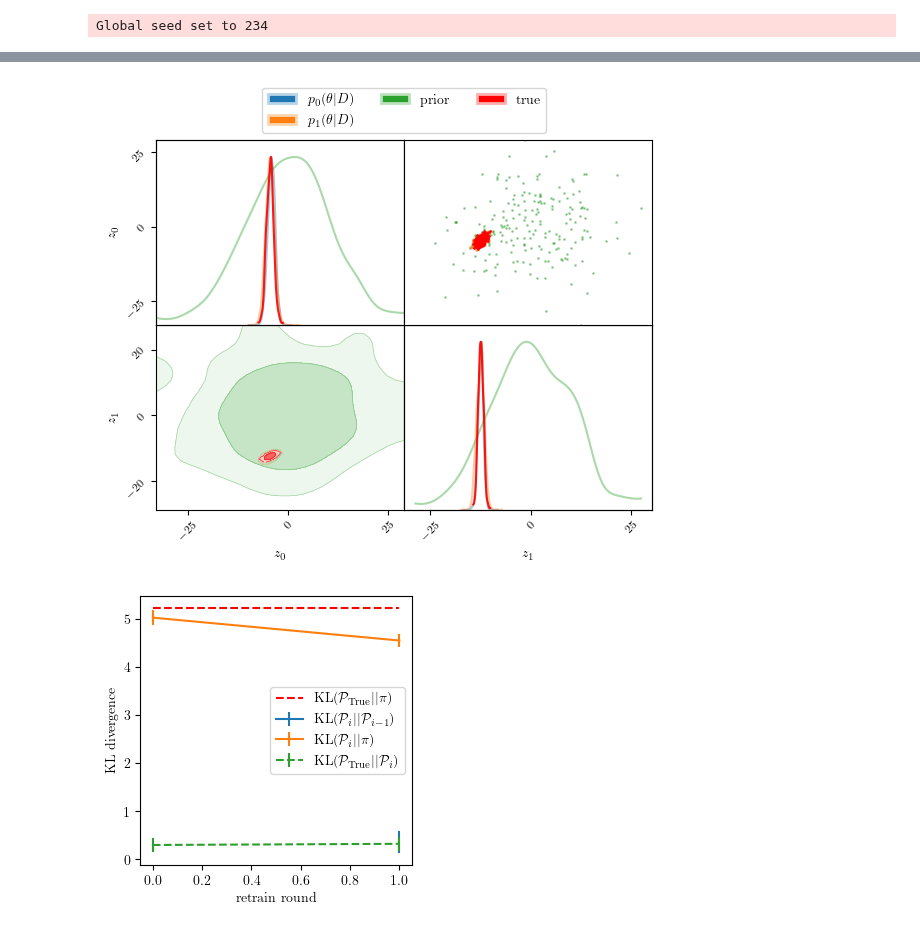
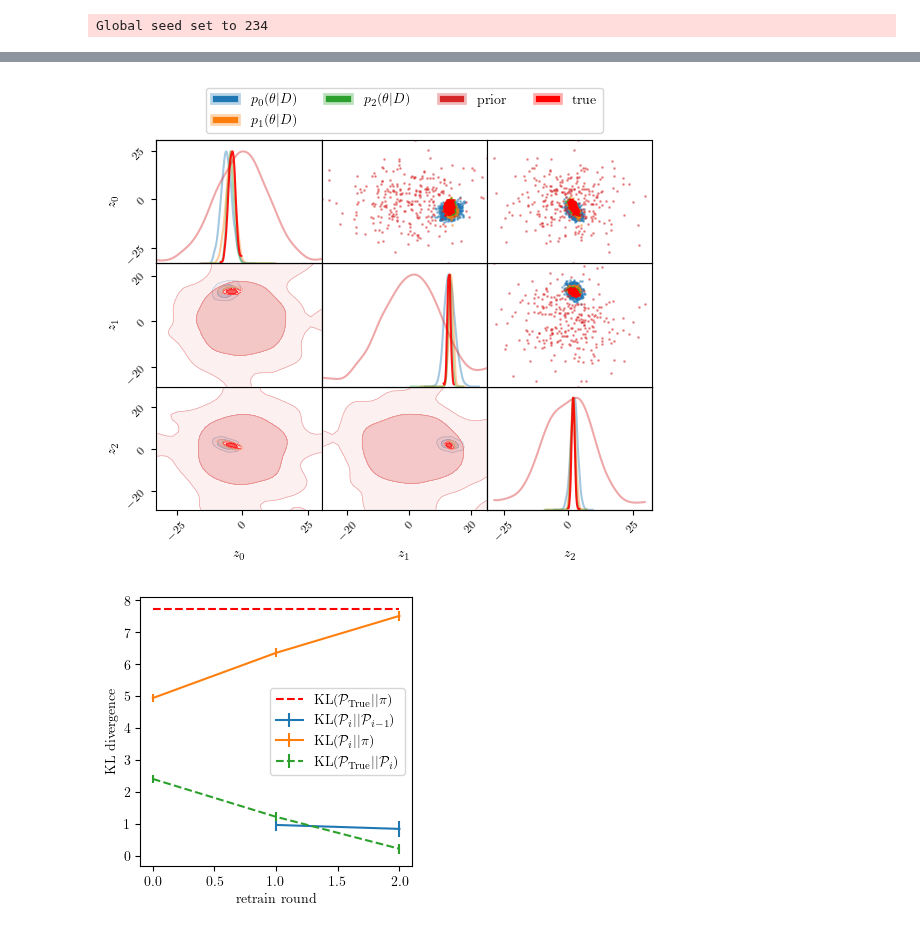
Before and after one commit to kilian1103/PolySwyft, a Jupyter notebook: main.ipynb, the cells around one changed output, grey strips where cells are left out. Saved outputs shown, nothing was run; the diff lists cells and outputs as text; code cells hidden in the pictures.

```diff
--- a/main.ipynb
+++ b/main.ipynb
@@ -56,10 +58,10 @@ logger.info('Started')
 Global seed set to 234
 # %%
 #### instantiate swyft simulator
-polyswyftSettings.num_features = 2
-polyswyftSettings.num_features_dataset = 3
-polyswyftSettings.NRE_num_retrain_rounds = 1
-
+polyswyftSettings.num_features = 3
+polyswyftSettings.num_features_dataset = 5
+polyswyftSettings.NRE_num_retrain_rounds = 2
+polyswyftSettings.n_training_samples = 1000
 d = polyswyftSettings.num_features_dataset
 n = polyswyftSettings.num_features
 
@@ -126,6 +128,7 @@ polyset.nlive = 100*polyswyftSettings.num_features
 # %%
 if not polyswyftSettings.only_plot_mode:
     #initialise temporary storage for KL diagnostics
+    deadpoints_samples = deadpoints
     network_storage = {}
     samples_storage = {}
     root_storage = {}
@@ -139,7 +142,7 @@ if not polyswyftSettings.only_plot_mode:
         if polyswyftSettings.NRE_start_from_round > 0: # load previous samples and network
             root = f"{polyswyftSettings.root}/{polyswyftSettings.child_root}_{rd-1}"
             deadpoints = anesthetic.read_chains(root=f"{root}/{polyset.file_root}")
-            deadpoints = deadpoints.iloc[:, :polyswyftSettings.num_features].to_numpy()
+            deadpoints_samples = deadpoints.iloc[:, :polyswyftSettings.num_features].to_numpy()
             network.load_state_dict(torch.load(f"{root}/{polyswyftSettings.neural_network_file}"))
 
         ### update root
@@ -152,7 +155,7 @@ if not polyswyftSettings.only_plot_mode:
 
 
         ####conditional resimulate deadpoints with swyft
-        resimulate_deadpoints(deadpoints=deadpoints, polyswyftSettings=polyswyftSettings, sim=sim, rd=rd)
+        resimulate_deadpoints(deadpoints=deadpoints_samples, polyswyftSettings=polyswyftSettings, sim=sim, rd=rd)
         dm = PolySwyftDataModule(polyswyftSettings=polyswyftSettings,rd=rd,
                                  **polyswyftSettings.dm_kwargs)
 
@@ -219,12 +222,9 @@ if not polyswyftSettings.only_plot_mode:
             deadpoints = anesthetic.read_chains(
                 root=f"{root}/{polyswyftSettings.increased_livepoints_fileroot}/{polyset.file_root}")
 
-        #### optional deadpoints post processing
-        deadpoints = deadpoints_processing(deadpoints)
-
 
         #### compute KL divergences
-        root_storage[current_key] = root
+        root_storage[rd] = root
         samples_storage[current_key] = deadpoints
         network_storage[current_key] = network
         #### compute KL(P_i||P_(i-1))
@@ -263,12 +263,14 @@ if not polyswyftSettings.only_plot_mode:
             logger.info(f"Round {rd}: KL(P_true||Pi) = {dkl_compression_truth}")
             print(f"Round {rd}: KL(P_true||Pi) = {dkl_compression_truth}")
 
-        root_storage[previous_key] = root
         samples_storage[previous_key] = deadpoints
         network_storage[previous_key] = network
 
+        #### optional deadpoints post processing
+        deadpoints = deadpoints_processing(deadpoints)
+
         #prepare data for next round
-        deadpoints = deadpoints.iloc[:, :polyswyftSettings.num_features].to_numpy()
+        deadpoints_samples = deadpoints.iloc[:, :polyswyftSettings.num_features].to_numpy()
 # %% [output]
 wandb: Currently logged in as: khs40 (nsnre). Use `wandb login --relogin` to force relogin
 wandb version 0.19.11 is available! To upgrade, please run: $ pip install wandb --upgrade
@@ -362,7 +364,7 @@ if rank_gen == 0:
 
         for rd in range(0, polyswyftSettings.NRE_num_retrain_rounds + 1):
             current_root = f"{polyswyftSettings.root}/{polyswyftSettings.child_root}_{rd}"
-            root_storage[current_key] = current_root
+            root_storage[rd] = current_root
 
             ## if dynamic sampling was on
             if polyswyftSettings.use_livepoint_increasing:
@@ -393,7 +395,6 @@ if rank_gen == 0:
                                                        samples=samples_storage[current_key])
                 dkl_storage_true[rd] = KDL_true
 
-            root_storage[previous_key] = current_root
             samples_storage[previous_key] = samples
             network_storage[previous_key] = new_network
         plt.figure(figsize=(3.5, 3.5))
@@ -402,32 +403,32 @@ if rank_gen == 0:
         plt.errorbar(x=[i for i in range(1, polyswyftSettings.NRE_num_retrain_rounds + 1)],
                      y=[dkl_storage[i][0] for i in range(1, polyswyftSettings.NRE_num_retrain_rounds + 1)],
                      yerr=[dkl_storage[i][1] for i in range(1, polyswyftSettings.NRE_num_retrain_rounds + 1)],
                      label=r"$\mathrm{KL} (\mathcal{P}_i||\mathcal{P}_{i-1})$")
         ### plot KL(P_i||Pi)
         plt.errorbar(x=[i for i in range(0, polyswyftSettings.NRE_num_retrain_rounds + 1)],
                      y=[dkl_compression_storage[i][0] for i in range(0, polyswyftSettings.NRE_num_retrain_rounds + 1)],
                      yerr=[dkl_compression_storage[i][1] for i in range(0, polyswyftSettings.NRE_num_retrain_rounds + 1)],
                      label=r"$\mathrm{KL}(\mathcal{P}_i||\pi)$")
 
         if mcmc_true is not None and polyswyftSettings.model is not None:
             ### plot KL(P_true||P_i)
             plt.errorbar(x=[i for i in range(0, polyswyftSettings.NRE_num_retrain_rounds + 1)],
                          y=[dkl_storage_true[i][0] for i in range(0, polyswyftSettings.NRE_num_retrain_rounds + 1)],
                          yerr=[dkl_storage_true[i][1] for i in range(0, polyswyftSettings.NRE_num_retrain_rounds + 1)],
                          label=r"$\mathrm{KL}(\mathcal{P}_{\mathrm{True}}||\mathcal{P}_i)$", linestyle="--")
             ### plot KL(P_true||Pi)
             logPi = polyswyftSettings.model.prior().logpdf(posterior)
             logP = polyswyftSettings.model.posterior(obs[polyswyftSettings.obsKey].squeeze()).logpdf(posterior)
             dkl_compression_truth = 1/logP.shape[0]*((logP - logPi).sum())
             plt.hlines(y=dkl_compression_truth, xmin=0, xmax=polyswyftSettings.NRE_num_retrain_rounds, color="red",
                        label=r"$\mathrm{KL}(\mathcal{P}_{\mathrm{True}}||\pi)$",linestyle="--")
 
         plt.legend()
         plt.xlabel("retrain round")
         plt.ylabel("KL divergence")
         plt.savefig(f"{polyswyftSettings.root}/kl_divergence.pdf", dpi=300, bbox_inches='tight')
         plt.show()
         plt.close()
 # %% [output]
-[figure, old version]
+[figure, new version]
-[figure, old version]
+[figure, new version]
```
Also changed, not shown: parts of 3 cells of this notebook.
